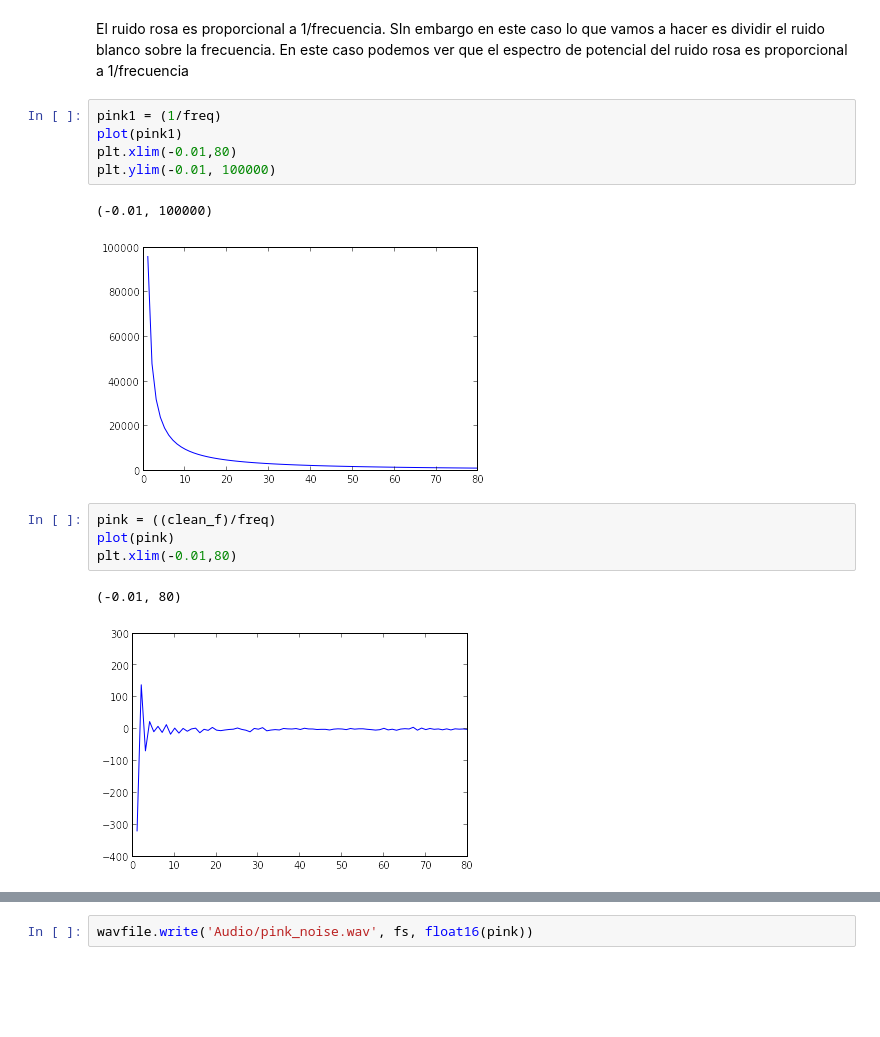
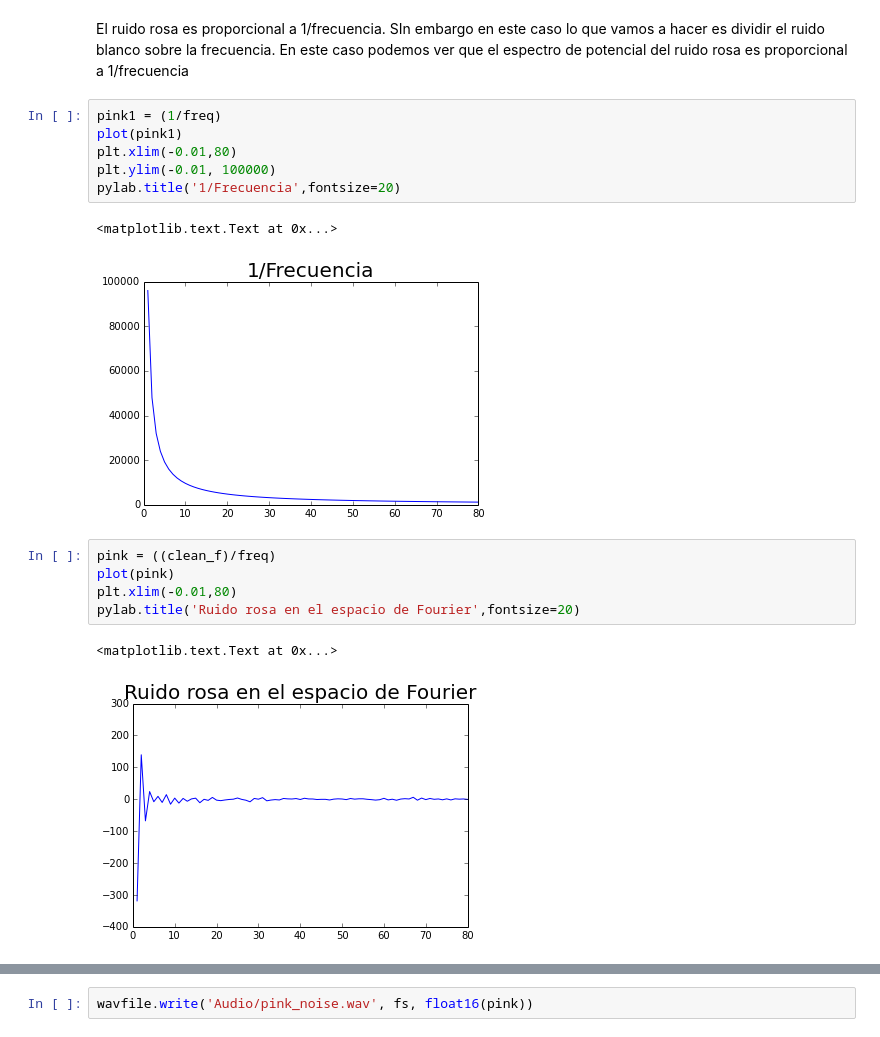
Before and after one commit to LinaPerez/PerezAngel_GarzonAlvarado_hw5, a Jupyter notebook: Pink&White_Noise.ipynb, the cells around one changed output, grey strips where cells are left out. Saved outputs shown, nothing was run; the diff lists cells and outputs as text; blank space fills up the shorter version.

```diff
--- a/Pink&White_Noise.ipynb
+++ b/Pink&White_Noise.ipynb
@@ -95,18 +99,20 @@ El ruido rosa es proporcional a 1/frecuencia. SIn embargo en este caso lo que va
 # %%
 pink1 = (1/freq)
 plot(pink1)
 plt.xlim(-0.01,80)
 plt.ylim(-0.01, 100000)
+pylab.title('1/Frecuencia',fontsize=20)
 # %% [output]
-(-0.01, 100000)
+<matplotlib.text.Text at 0x...>
-[figure, old version]
+[figure, new version]
 # %%
 pink = ((clean_f)/freq)
 plot(pink)
 plt.xlim(-0.01,80)
+pylab.title('Ruido rosa en el espacio de Fourier',fontsize=20)
 # %% [output]
-(-0.01, 80)
+<matplotlib.text.Text at 0x...>
-[figure, old version]
+[figure, new version]
 # %%
 pylab.plot(sig*10, 'r')
 pylab.plot(pink)
```
Also changed, not shown: parts of 8 cells of this notebook.
